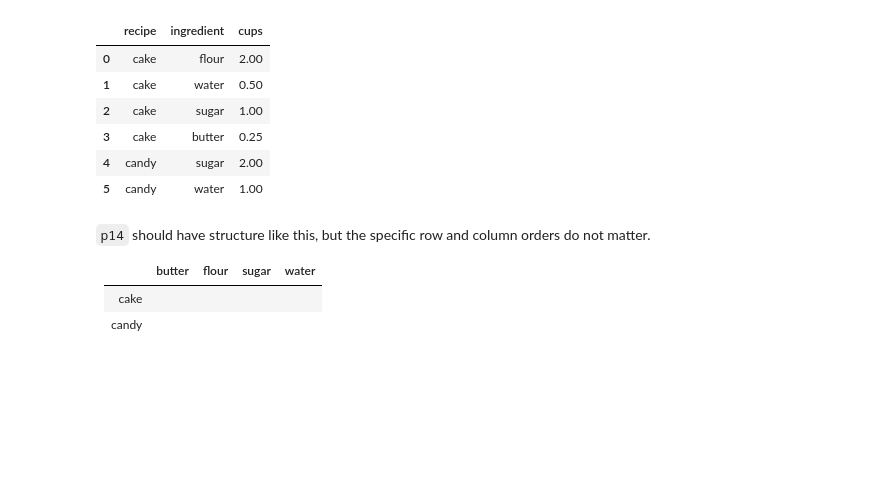
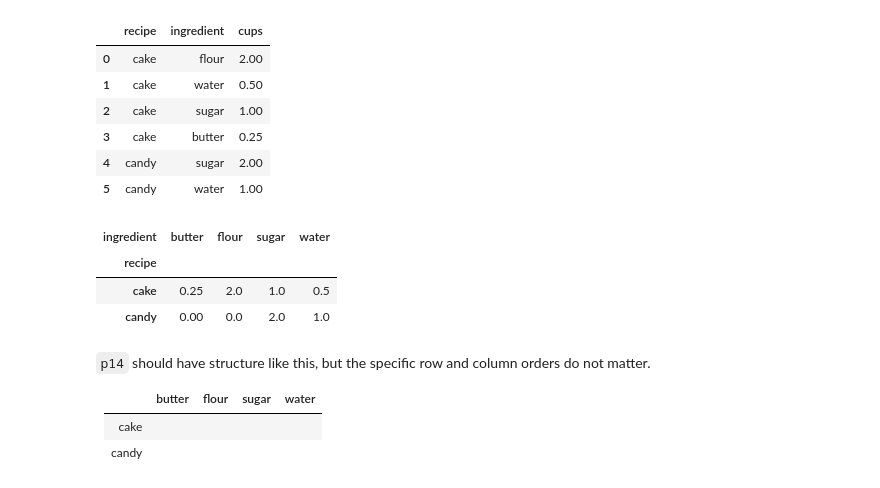
Before and after one commit to Haleymussary00/dx602-homework-09, a Jupyter notebook: homework.ipynb, the cells around one changed output. Saved outputs shown, nothing was run; the diff lists cells and outputs as text; code cells hidden in the pictures; blank space fills up the shorter version.

```diff
--- a/homework.ipynb
+++ b/homework.ipynb
@@ -533,0 +592,7 @@ p14 = ...
+# %%
+pd.pivot_table(q14, index='recipe', columns='ingredient', values='cups', aggfunc='sum',fill_value=0)
+# %% [output]
+| ingredient | butter | flour | sugar | water |
+| recipe |  |  |  |  |
+| cake | 0.25 | 2.0 | 1.0 | 0.5 |
+| candy | 0.00 | 0.0 | 2.0 | 1.0 |
```
Also changed, not shown: parts of 15 cells of this notebook.
